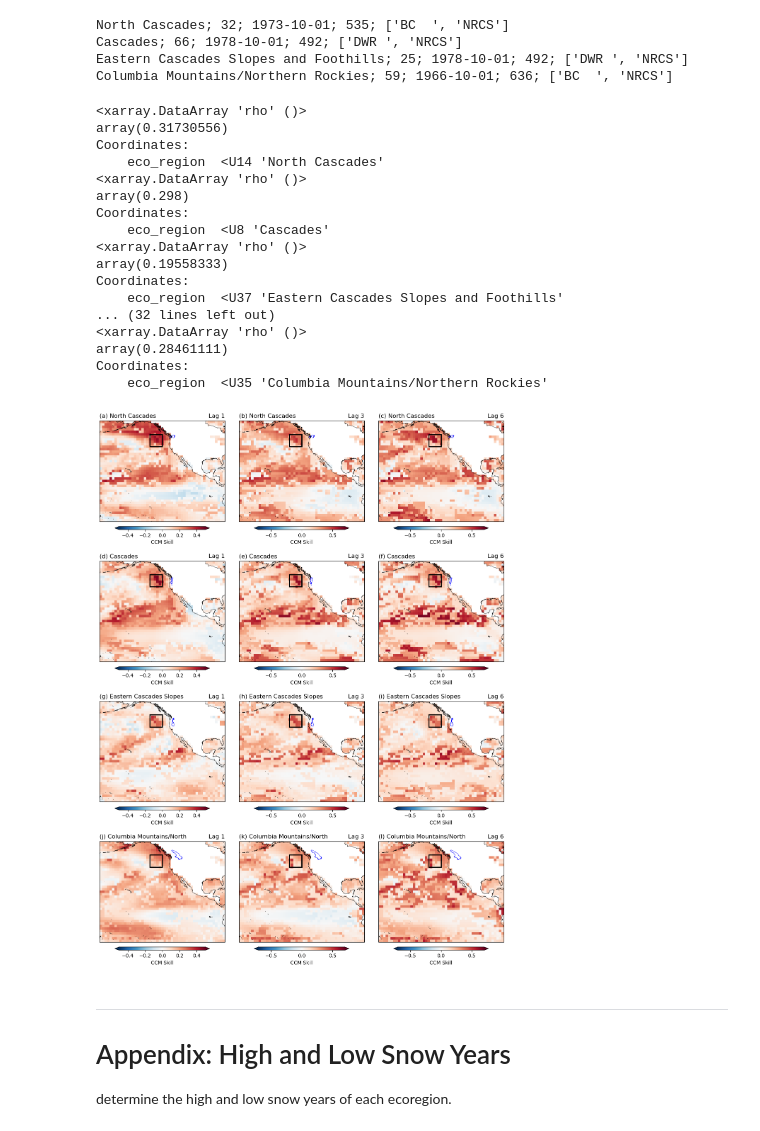
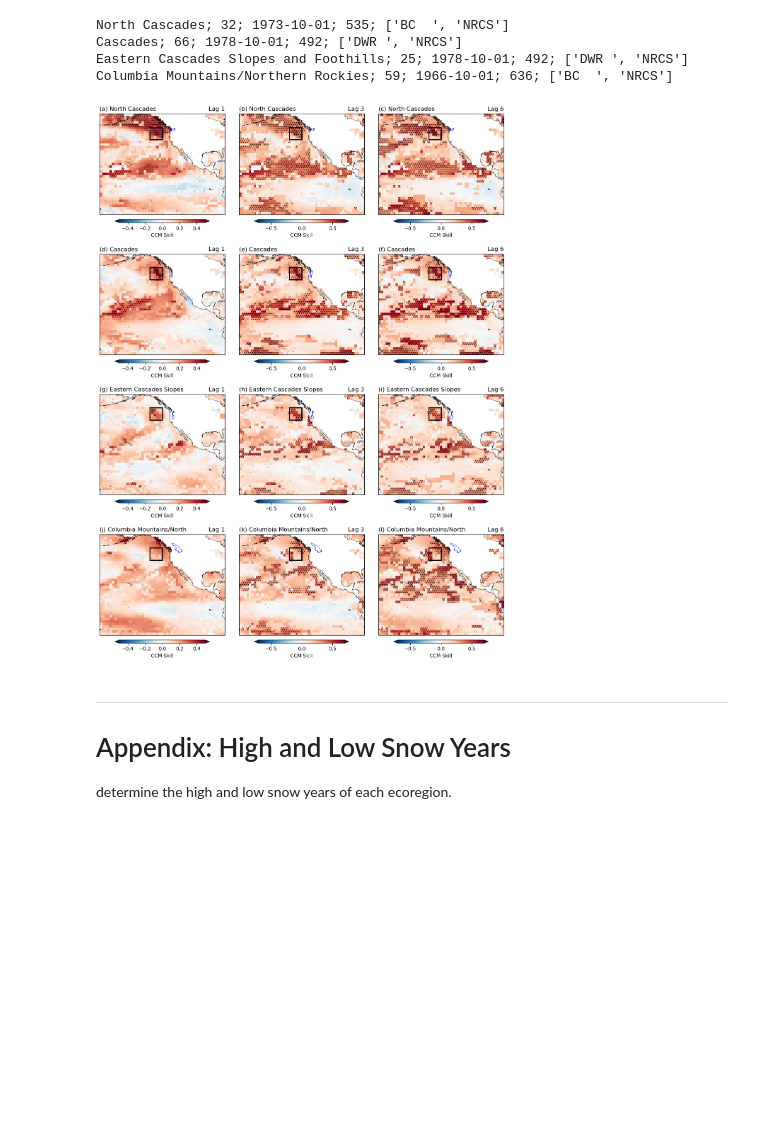
Before and after one commit to heyjoekim/causal_snow_proj, a Jupyter notebook: analysis/analysis_part1.ipynb, the cells around one changed output. Drawn from its saved outputs; the diff is of its cells as text; code cells hidden in the pictures; blank space fills up the shorter version.

```diff
--- a/analysis/analysis_part1.ipynb
+++ b/analysis/analysis_part1.ipynb
@@ -165,9 +165,11 @@ Eastern Cascades Slopes and Foothills; 25; 1978-10-01; 492; ['DWR ', 'NRCS']
 Columbia Mountains/Northern Rockies; 59; 1966-10-01; 636; ['BC  ', 'NRCS']
 # %%
 ### consts
+plt.rcParams.update({'hatch.color': 'black'})
 path_to_ccm_results = './data/processed/'
 ccm_results_flist = np.sort(glob.glob(path_to_ccm_results+'*.nc'))
 # %%
+# Figure 2 Code
 fig = plt.figure(figsize=(12,16))
 # create gridspec
 gs = fig.add_gridspec(4,3, height_ratios=[1,1,1,1],
@@ -193,7 +195,13 @@ for i in range(len(coast_ecos)):
                                        vmin=-0.5, vmax=0.5,
                                        transform=ccrs.PlateCarree(),
                                        cbar_kwargs=cbar_kwargs)
-    # print(ccm_xr.sel(eco_region=coast_ecos[i], lon=slice(220,230), lat=slice(40,50)).rho.mean())
+    vals = ccm_xr.sel(eco_region=coast_ecos[i]).rho.to_numpy()
+    v_m = np.ma.masked_where(vals <= 0.3, vals)
+    lonvals = ccm_xr.sel(eco_region=coast_ecos[i]).lon.to_numpy()
+    latvals = ccm_xr.sel(eco_region=coast_ecos[i]).lat.to_numpy()
+    lons, lats = np.meshgrid(lonvals, latvals)
+    ax.pcolor(lons,lats, v_m,
+              hatch='...', alpha=0., transform=ccrs.PlateCarree())
 
     sub.boundary.plot(ax=ax, color='b', linewidth=0.5)
     ax.set_title('')
@@ -229,7 +237,13 @@ for i in range(len(coast_ecos)):
                                        vmin=-0.7, vmax=0.7,
                                        transform=ccrs.PlateCarree(),
                                        cbar_kwargs=cbar_kwargs)
-    # print(ccm_xr.sel(eco_region=coast_ecos[i], lon=slice(220,230), lat=slice(40,50)).rho.mean())
+    vals = ccm_xr.sel(eco_region=coast_ecos[i]).rho.to_numpy()
+    v_m = np.ma.masked_where(vals <= 0.3, vals)
+    lonvals = ccm_xr.sel(eco_region=coast_ecos[i]).lon.to_numpy()
+    latvals = ccm_xr.sel(eco_region=coast_ecos[i]).lat.to_numpy()
+    lons, lats = np.meshgrid(lonvals, latvals)
+    ax.pcolor(lons,lats, v_m,
+              hatch='...', alpha=0., transform=ccrs.PlateCarree())
     sub.boundary.plot(ax=ax, color='b', linewidth=0.5)
     ax.set_title('')
     ax.set_title('({}) {:.24s}'.format(alc[3*i+1], eco_name), loc='left', fontsize=12)
@@ -239,8 +253,6 @@ for i in range(len(coast_ecos)):
                  edgecolor='k', facecolor='None', transform=ccrs.PlateCarree(), lw=2)
     ax.add_patch(rect)
 
-    # ax.set_xticks([180, 220, 260], crs=ccrs.PlateCarree())
-    # ax.set_yticks([-15, 0, 15, 30, 45, 60], crs=ccrs.PlateCarree())
     lon_formatter = LongitudeFormatter(zero_direction_label=True)
     lat_formatter = LatitudeFormatter()
     ax.xaxis.set_major_formatter(lon_formatter)
@@ -255,58 +267,47 @@ ccm_xr = xr.open_dataset(f)
 for i in range(len(coast_ecos)):
     eco_name = str(ccm_xr.sel(eco_region=coast_ecos[i]).eco_region.values)
     sub = wus_eco[wus_eco['NA_L3NAME']==eco_name]
 
     ax = fig.add_subplot(gs[i,2],
                          projection=ccrs.PlateCarree(central_longitude=180))
     ax.coastlines(resolution='50m', color='black', linewidth=0.5)
+
     ccm_xr.sel(eco_region=coast_ecos[i]).rho.plot(ax=ax,
                                        cmap='RdBu_r',
                                        vmin=-0.7, vmax=0.7,
-                                       transform=ccrs.PlateCarree(),
+                                       transform=ccrs.PlateCarree(),snap=True,
                                        cbar_kwargs=cbar_kwargs)
-    # print(ccm_xr.sel(eco_region=coast_ecos[i], lon=slice(220,230), lat=slice(40,50)).rho.mean())
+    vals = ccm_xr.sel(eco_region=coast_ecos[i]).rho.to_numpy()
+    v_m = np.ma.masked_where(vals <= 0.3, vals)
+    lonvals = ccm_xr.sel(eco_region=coast_ecos[i]).lon.to_numpy()
+    latvals = ccm_xr.sel(eco_region=coast_ecos[i]).lat.to_numpy()
+    lons, lats = np.meshgrid(lonvals, latvals)
+    ax.pcolor(lons,lats, v_m,
+              hatch='...', alpha=0., transform=ccrs.PlateCarree())
+
     sub.boundary.plot(ax=ax, color='b', linewidth=0.5)
     ax.set_title('')
     ax.set_title('({}) {:.24s}'.format(alc[3*i+2], eco_name), loc='left', fontsize=12)
     ax.set_title('Lag {}'.format(lag), loc='right', fontsize=12)
 
     rect = Rectangle((220,40),10,10,
                  edgecolor='k', facecolor='None', transform=ccrs.PlateCarree(), lw=2)
     ax.add_patch(rect)
 
-    # ax.set_xticks([180, 220, 260], crs=ccrs.PlateCarree())
-    # ax.set_yticks([-15, 0, 15, 30, 45, 60], crs=ccrs.PlateCarree())
     lon_formatter = LongitudeFormatter(zero_direction_label=True)
     lat_formatter = LatitudeFormatter()
     ax.xaxis.set_major_formatter(lon_formatter)
     ax.yaxis.set_major_formatter(lat_formatter)
     ax.set_ylabel('')
     ax.set_xlabel('')
 
 plt.tight_layout()
-# plt.savefig(pub_dir_main+'fig2a_2l.eps',
-#             bbox_inches='tight',
-#             facecolor='w')
+plt.savefig(pub_dir_main+'fig2a_2l.eps',
+            bbox_inches='tight', dpi=100,
+            facecolor='w')
 plt.show()
 # %% [output]
-<xarray.DataArray 'rho' ()>
-array(0.31730556)
-Coordinates:
-    eco_region  <U14 'North Cascades'
-<xarray.DataArray 'rho' ()>
-array(0.298)
-Coordinates:
-    eco_region  <U8 'Cascades'
-<xarray.DataArray 'rho' ()>
-array(0.19558333)
-Coordinates:
-    eco_region  <U37 'Eastern Cascades Slopes and Foothills'
-... (32 lines left out)
-<xarray.DataArray 'rho' ()>
-array(0.28461111)
-Coordinates:
-    eco_region  <U35 'Columbia Mountains/Northern Rockies'
-[figure, old version]
+[figure, new version]
 # %% [markdown]
 ---
 # Appendix: High and Low Snow Years
```
Also changed, not shown: parts of 3 cells of this notebook, 1 other file.
